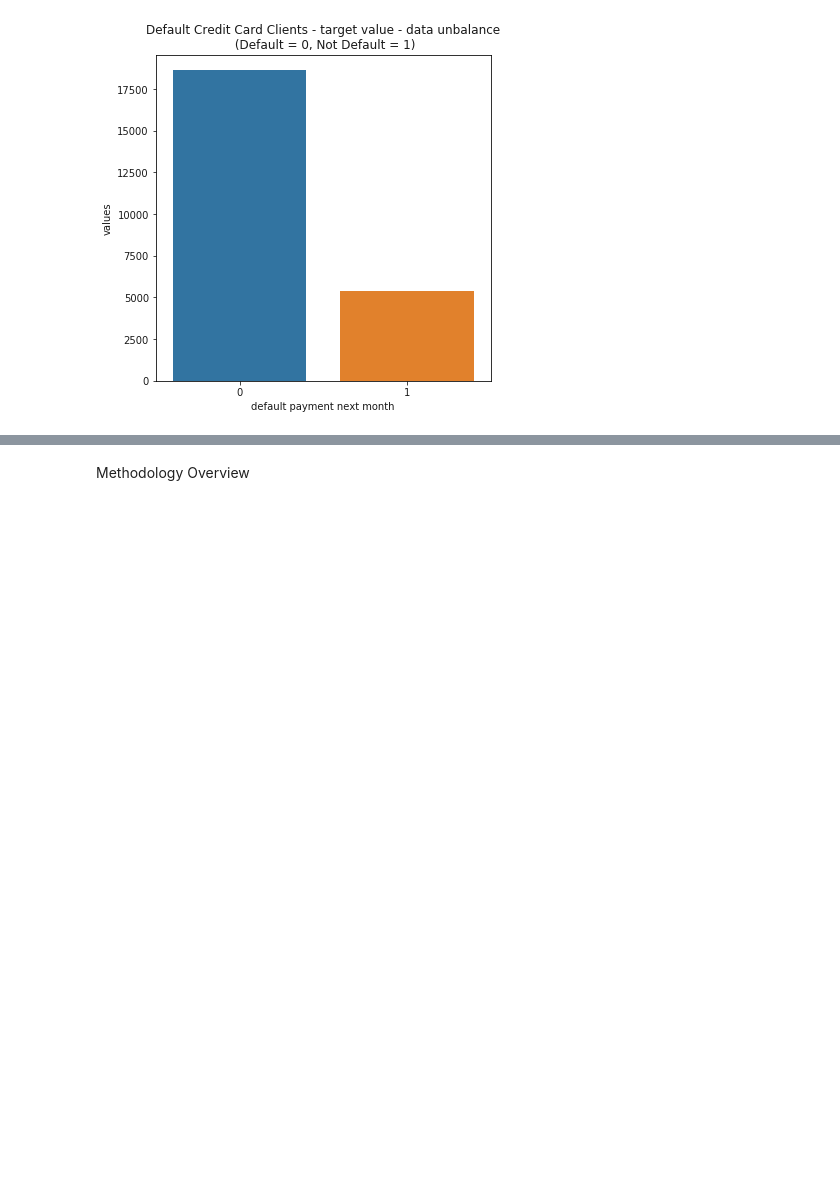
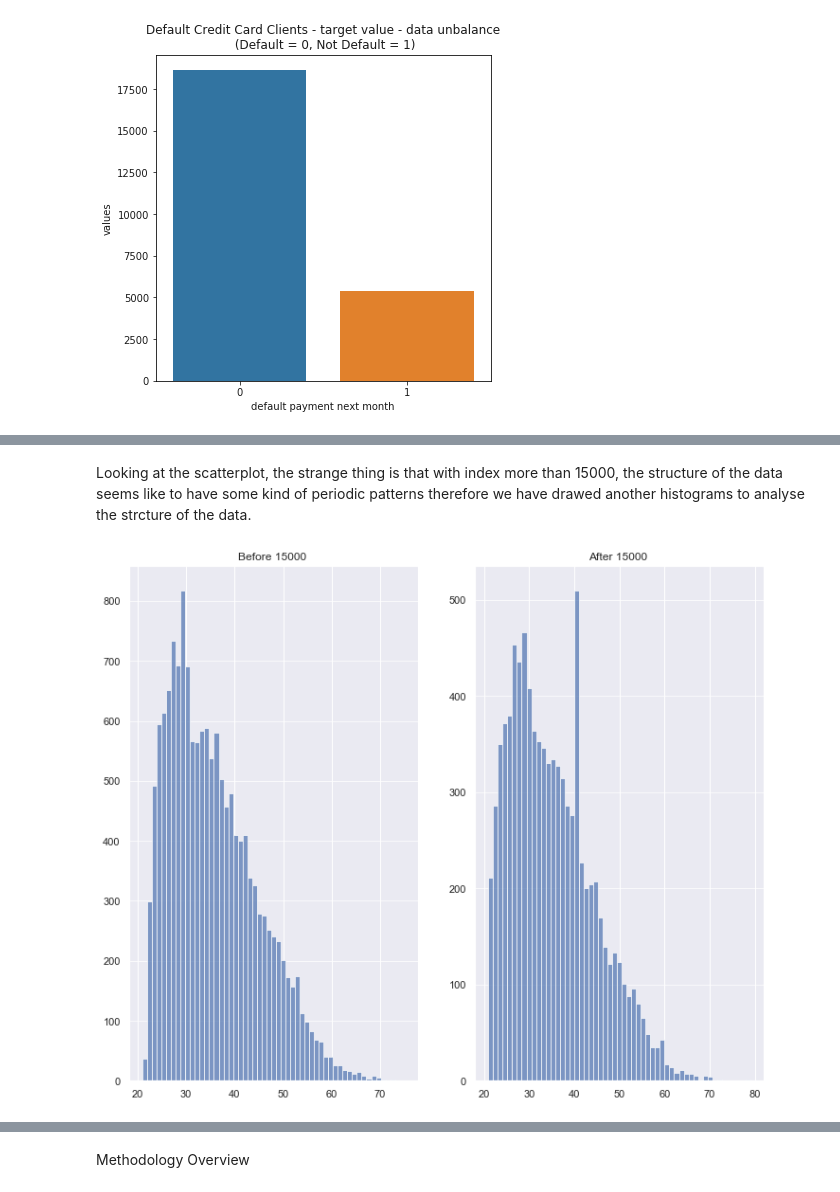
Before and after one commit to AbhinathK/CreditCardML, a Jupyter notebook: CreditCardData.ipynb, the cells around one changed output, grey strips where cells are left out. Saved outputs shown, nothing was run; the diff lists cells and outputs as text; code cells hidden in the pictures; blank space fills up the shorter version.

```diff
--- a/CreditCardData.ipynb
+++ b/CreditCardData.ipynb
@@ -112,0 +151,22 @@ Data Transformation and Exploration
+# %% [markdown]
+Looking at the scatterplot, the strange thing is that with index more than 15000, the structure of the data seems like to have some kind of periodic patterns therefore we have drawed another histograms to analyse the strcture of the data.
+# %%
+#comparing 2 groups
+figs, axs = plt.subplots(1, 2, figsize=(12, 10))
+#before 15000
+col = data.columns[5]
+distinct=len(data[col].unique())
+axs[0].hist(data[col][:15000], bins=distinct,alpha=0.7)
+axs[0].grid(axis='y',alpha=0.75)
+axs[0].set_title("Before 15000 ")
+
+#after 15000
+col = data.columns[5]
+distinct=len(data[col].unique())
+axs[1].hist(data[col][15000:], bins=distinct,alpha=0.7)
+axs[1].grid(axis='y',alpha=0.75)
+axs[1].set_title("After 15000 ")
+
+plt.show()
+# %% [output]
+[figure, added]
```
Also changed, not shown: parts of 15 cells of this notebook, 1 other file.
